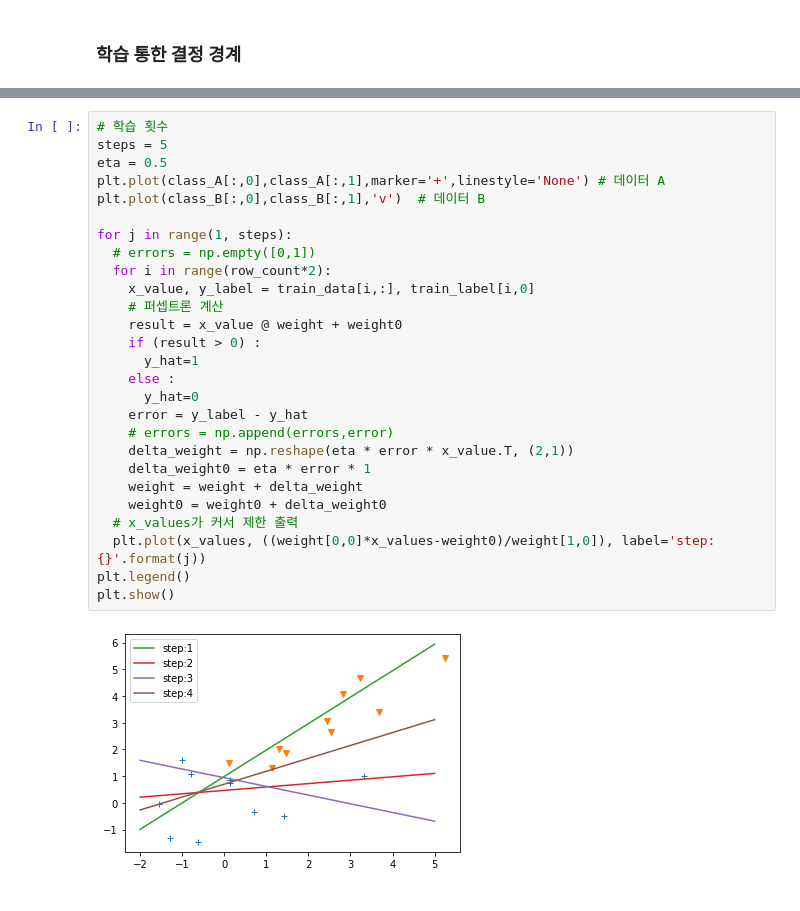
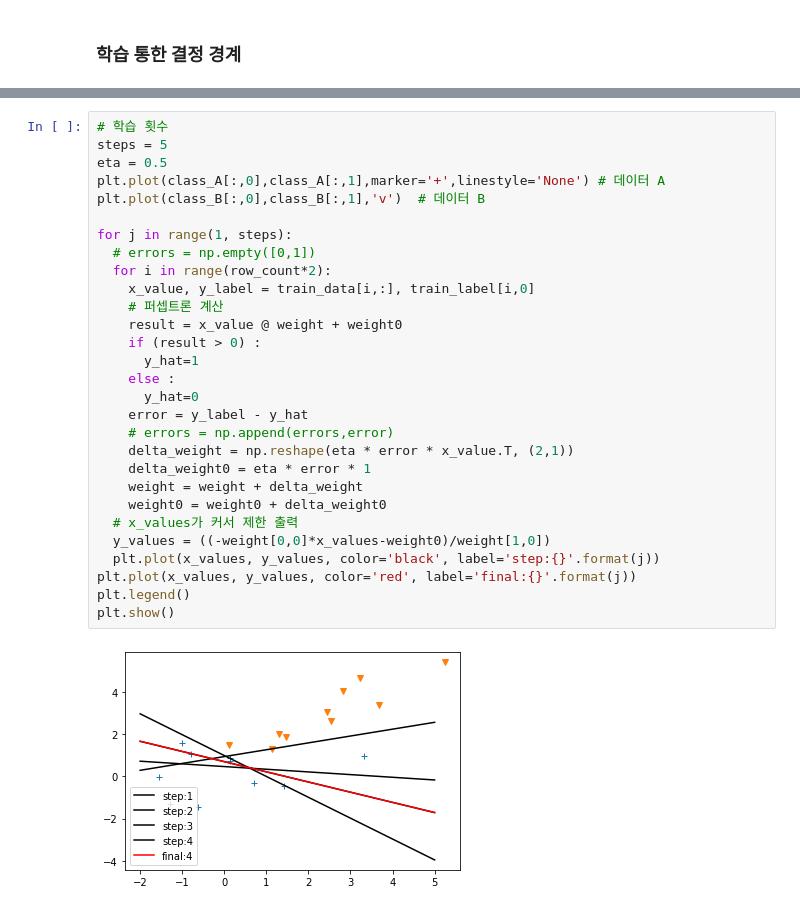
Before and after one commit to yojulab/knou_study_machinglearning, a Jupyter notebook: codes/sanghunoh/6강_선형판별함수_퍼셉트론.ipynb, the cells around one changed output, grey strips where cells are left out. Drawn from its saved outputs; the diff is of its cells as text.

```diff
--- a/codes/sanghunoh/6강_선형판별함수_퍼셉트론.ipynb
+++ b/codes/sanghunoh/6강_선형판별함수_퍼셉트론.ipynb
@@ -140,29 +141,31 @@ type: int64
 # %%
 # 학습 횟수
 steps = 5
 eta = 0.5
 plt.plot(class_A[:,0],class_A[:,1],marker='+',linestyle='None') # 데이터 A
 plt.plot(class_B[:,0],class_B[:,1],'v')  # 데이터 B
 
 for j in range(1, steps):
   # errors = np.empty([0,1])
   for i in range(row_count*2):
     x_value, y_label = train_data[i,:], train_label[i,0]
     # 퍼셉트론 계산
     result = x_value @ weight + weight0
     if (result > 0) :
       y_hat=1
     else :
       y_hat=0
     error = y_label - y_hat
     # errors = np.append(errors,error)
     delta_weight = np.reshape(eta * error * x_value.T, (2,1))
     delta_weight0 = eta * error * 1
     weight = weight + delta_weight
     weight0 = weight0 + delta_weight0
   # x_values가 커서 제한 출력
-  plt.plot(x_values, ((weight[0,0]*x_values-weight0)/weight[1,0]), label='step:{}'.format(j))
+  y_values = ((-weight[0,0]*x_values-weight0)/weight[1,0])
+  plt.plot(x_values, y_values, color='black', label='step:{}'.format(j))
+plt.plot(x_values, y_values, color='red', label='final:{}'.format(j))
 plt.legend()
 plt.show()
 # %% [output]
-[figure, old version]
+[figure, new version]
```
Also changed, not shown: parts of 3 cells of this notebook.
